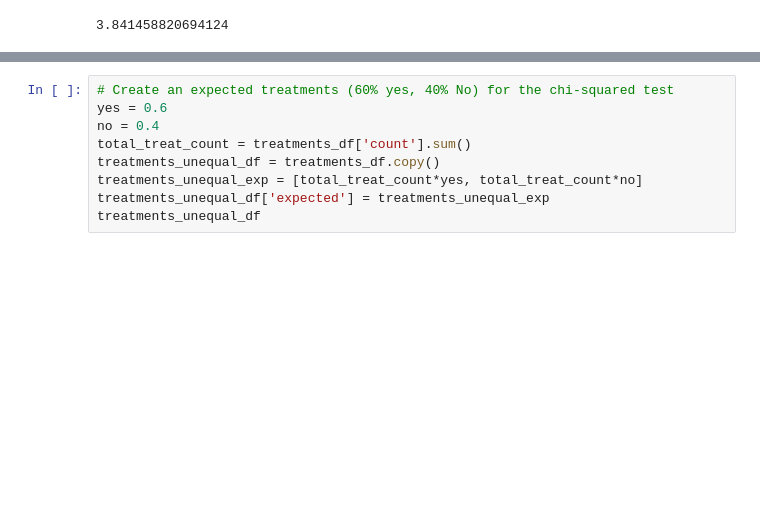
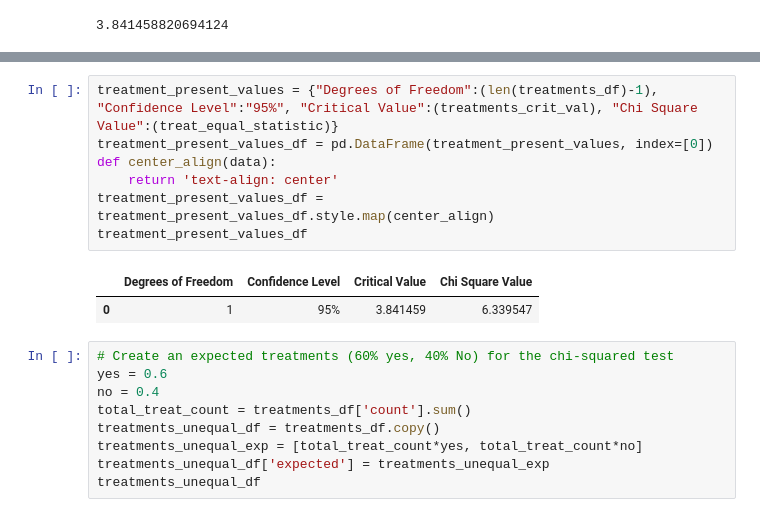
Before and after one commit to rollernathan/Mental_Health_Team_2, a Jupyter notebook: nroller/Mental_Health_Data.ipynb, the cells around one changed output, grey strips where cells are left out. Cells and saved outputs as stored; diff of their text form; blank space fills up the shorter version.

Commit message:
created statistic table

```diff
--- a/nroller/Mental_Health_Data.ipynb
+++ b/nroller/Mental_Health_Data.ipynb
@@ -136,6 +136,16 @@ else:
     print(f"Since the chi square value of {round(treat_equal_statistic,2)} does not exceed the critical value of {round(treatments_crit_val,2)}, we conclude that the results are NOT statistically significant.")
 # %% [output]
 Since the chi square value of 6.34 exceeds the critical value of 3.84, we conclude that the results are statistically significant.
+# %%
+treatment_present_values = {"Degrees of Freedom":(len(treatments_df)-1), "Confidence Level":"95%", "Critical Value":(treatments_crit_val), "Chi Square Value":(treat_equal_statistic)}
+treatment_present_values_df = pd.DataFrame(treatment_present_values, index=[0])
+def center_align(data):
+    return 'text-align: center'
+treatment_present_values_df = treatment_present_values_df.style.map(center_align)
+treatment_present_values_df
+# %% [output]
+|  | Degrees of Freedom | Confidence Level | Critical Value | Chi Square Value |
+| 0 | 1 | 95% | 3.841459 | 6.339547 |
 # %%
 # Create an expected treatments (60% yes, 40% No) for the chi-squared test
 yes = 0.6
```
Also changed, not shown: parts of 3 cells of this notebook, 3 other files.
